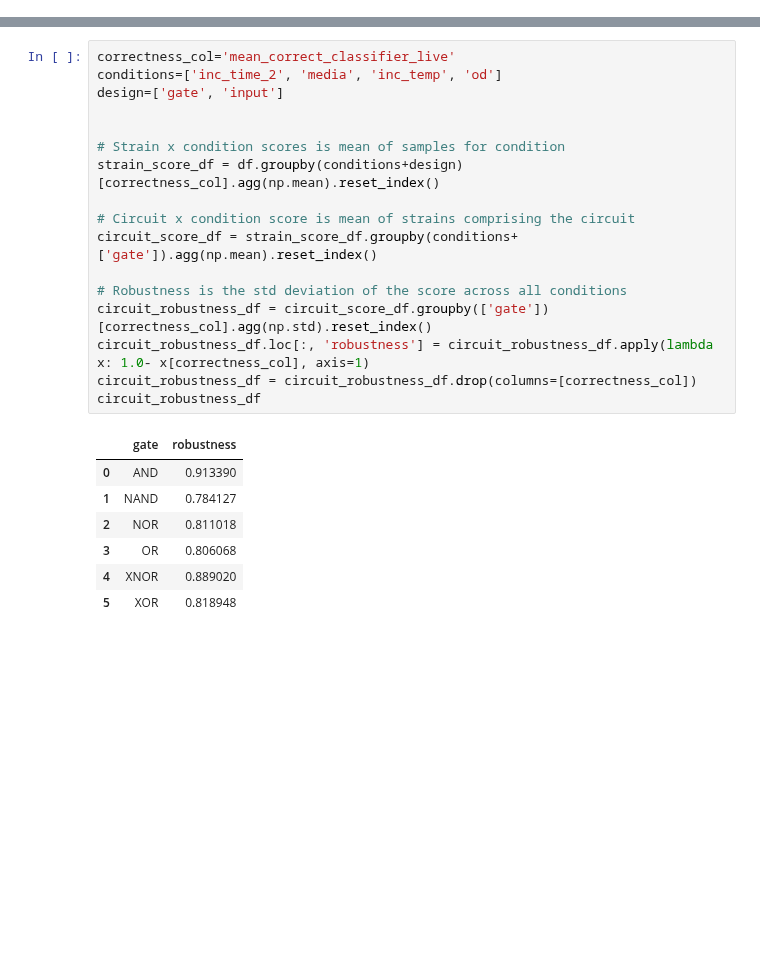
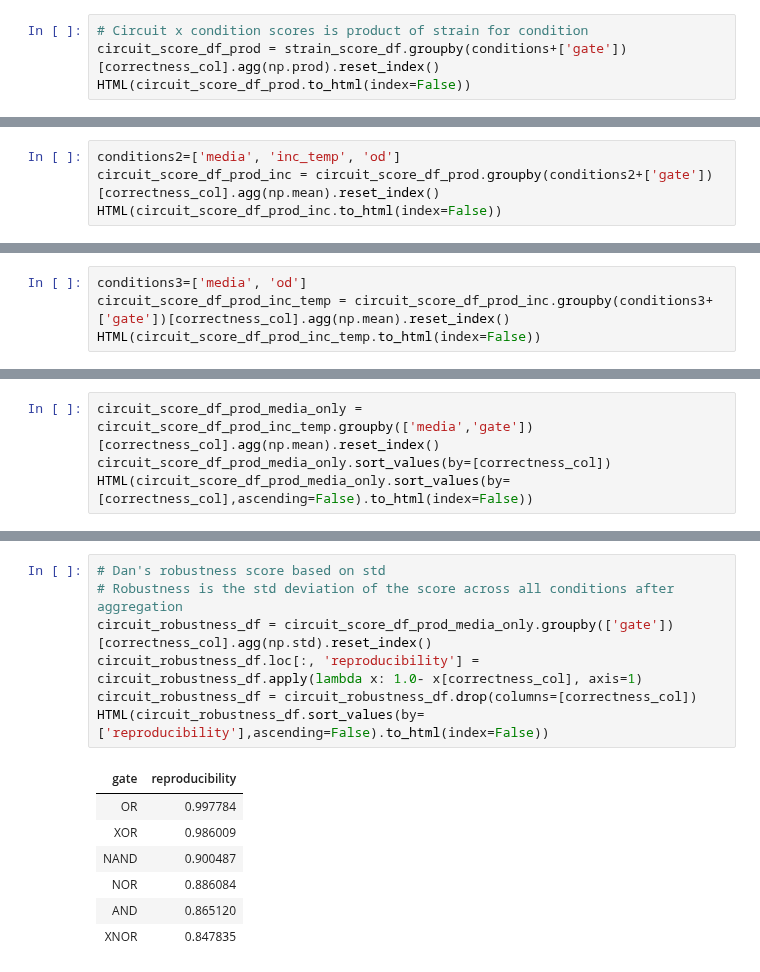
Before and after one commit to SD2E/pysd2cat, a Jupyter notebook: notebooks/CircuitScores.ipynb, the cells around one changed output, grey strips where cells are left out. Cells and saved outputs as stored; diff of their text form; blank space fills up the shorter version.

Commit message:
additional tables and plots

```diff
--- a/notebooks/CircuitScores.ipynb
+++ b/notebooks/CircuitScores.ipynb
@@ -14,0 +36,4 @@ df = df.merge(od_df, on='id', how='left')
+# %%
+# Circuit x condition scores is product of strain for condition
+circuit_score_df_prod = strain_score_df.groupby(conditions+['gate'])[correctness_col].agg(np.prod).reset_index()
+HTML(circuit_score_df_prod.to_html(index=False))
@@ -14,0 +124,4 @@ df = df.merge(od_df, on='id', how='left')
+# %%
+conditions2=['media', 'inc_temp', 'od']
+circuit_score_df_prod_inc = circuit_score_df_prod.groupby(conditions2+['gate'])[correctness_col].agg(np.mean).reset_index()
+HTML(circuit_score_df_prod_inc.to_html(index=False))
@@ -14,0 +146,4 @@ df = df.merge(od_df, on='id', how='left')
+# %%
+conditions3=['media', 'od']
+circuit_score_df_prod_inc_temp = circuit_score_df_prod_inc.groupby(conditions3+['gate'])[correctness_col].agg(np.mean).reset_index()
+HTML(circuit_score_df_prod_inc_temp.to_html(index=False))
@@ -14,0 +227,4 @@ df = df.merge(od_df, on='id', how='left')
+# %%
+circuit_score_df_prod_media_only = circuit_score_df_prod_inc_temp.groupby(['media','gate'])[correctness_col].agg(np.mean).reset_index()
+circuit_score_df_prod_media_only.sort_values(by=[correctness_col])
+HTML(circuit_score_df_prod_media_only.sort_values(by=[correctness_col],ascending=False).to_html(index=False))
@@ -15,25 +300,15 @@ df = df.merge(od_df, on='id', how='left')
 # %%
-correctness_col='mean_correct_classifier_live'
-conditions=['inc_time_2', 'media', 'inc_temp', 'od']
-design=['gate', 'input']
-
-
-# Strain x condition scores is mean of samples for condition
-strain_score_df = df.groupby(conditions+design)[correctness_col].agg(np.mean).reset_index()
-
-# Circuit x condition score is mean of strains comprising the circuit
-circuit_score_df = strain_score_df.groupby(conditions+['gate']).agg(np.mean).reset_index()
-
-# Robustness is the std deviation of the score across all conditions
-circuit_robustness_df = circuit_score_df.groupby(['gate'])[correctness_col].agg(np.std).reset_index()
-circuit_robustness_df.loc[:, 'robustness'] = circuit_robustness_df.apply(lambda x: 1.0- x[correctness_col], axis=1)
+# Dan's robustness score based on std
+# Robustness is the std deviation of the score across all conditions after aggregation
+circuit_robustness_df = circuit_score_df_prod_media_only.groupby(['gate'])[correctness_col].agg(np.std).reset_index()
+circuit_robustness_df.loc[:, 'reproducibility'] = circuit_robustness_df.apply(lambda x: 1.0- x[correctness_col], axis=1)
 circuit_robustness_df = circuit_robustness_df.drop(columns=[correctness_col])
-circuit_robustness_df
+HTML(circuit_robustness_df.sort_values(by=['reproducibility'],ascending=False).to_html(index=False))
 # %% [output]
-|  | gate | robustness |
-| 0 | AND | 0.913390 |
-| 1 | NAND | 0.784127 |
-| 2 | NOR | 0.811018 |
-| 3 | OR | 0.806068 |
-| 4 | XNOR | 0.889020 |
-| 5 | XOR | 0.818948 |
+| gate | reproducibility |
+| OR | 0.997784 |
+| XOR | 0.986009 |
+| NAND | 0.900487 |
+| NOR | 0.886084 |
+| AND | 0.865120 |
+| XNOR | 0.847835 |
```
Also changed, not shown: parts of 24 cells of this notebook.
